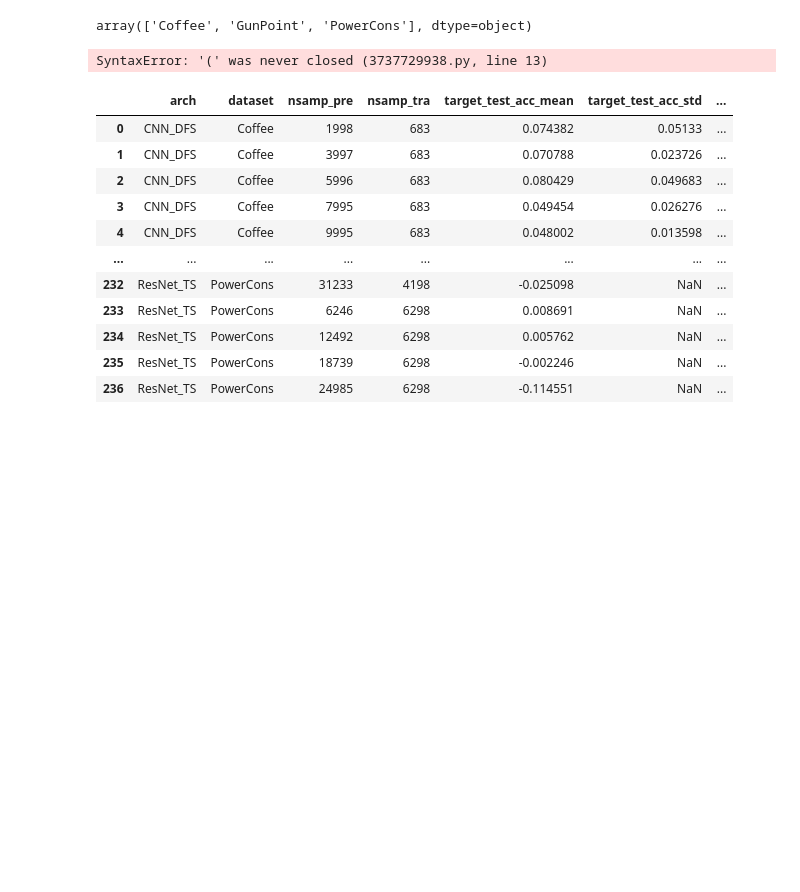
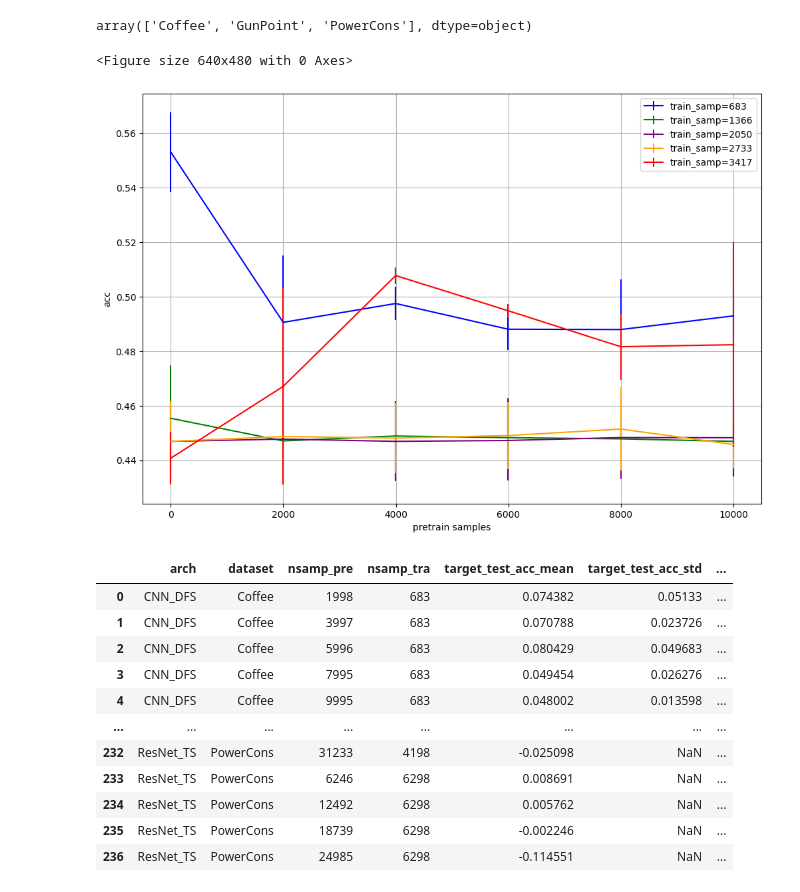
Before and after one commit to mbisan/s3ts, a Jupyter notebook: notebooks/graphs.ipynb, the cells around one changed output. Saved outputs shown, nothing was run; the diff lists cells and outputs as text; code cells hidden in the pictures; blank space fills up the shorter version.

```diff
--- a/notebooks/graphs.ipynb
+++ b/notebooks/graphs.ipynb
@@ -57,26 +57,27 @@ array(['Coffee', 'GunPoint', 'PowerCons'], dtype=object)
 # %%
 
 plt.figure()
 
 metric = "acc"
-arch = "CNN_DFS"
-dataset = "GunPoint"
+arch = "CNN_TS"
+dataset = "Coffee"
 
 colors = ["blue", "green", "purple", "orange", "red"]
 fig, ax = plt.subplots(figsize=[12,8])
 for i, (nsamp_pre, dfg) in enumerate(dfr[dfr["arch"] == arch][dfr["dataset"] == dataset].replace(np.NaN, 0).groupby("nsamp_tra")):
     # ax.plot(dfg["nsamp_pre"], dfg[f"target_test_{metric}_mean"], label=f'train_samp={dfg["nsamp_tra"].unique()[0]}', c=colors[i])
     ax.errorbar(dfg["nsamp_pre"], dfg[f"target_test_{metric}_mean"], yerr=dfg[f"target_test_{metric}_std"],
                 label=f'train_samp={dfg["nsamp_tra"].unique()[0]}', c=colors[i])
-    ax.fill_between(dfg["nsamp_pre"], y1=dfg[f"target_test_{metric}_mean"]+dfg[f"target_test_{metric}_std"],
-        y2=dfg[f"target_test_{metric}_mean"]-dfg[f"target_test_{metric}_std"], alpha = 0.5, color=colors[i])
+    # ax.fill_between(dfg["nsamp_pre"], y1=dfg[f"target_test_{metric}_mean"]+dfg[f"target_test_{metric}_std"],
+    #     y2=dfg[f"target_test_{metric}_mean"]-dfg[f"target_test_{metric}_std"], alpha = 0.5, color=colors[i])
 plt.legend()
 plt.grid(True)
 plt.xlabel("pretrain samples")
 plt.ylabel(metric);
 plt.show();
 # %% [output]
-SyntaxError: '(' was never closed (3737729938.py, line 13)
+<Figure size 640x480 with 0 Axes>
+[figure, added]
 # %%
 dfrb = aux.EXP_ratio_set_baselines(dfr)
 # dfrb[dfrb["nsamp_tra"]!=4908]["target_test_acc_mean"].max()
```
Also changed, not shown: parts of 1 cell of this notebook, 1 other file.
